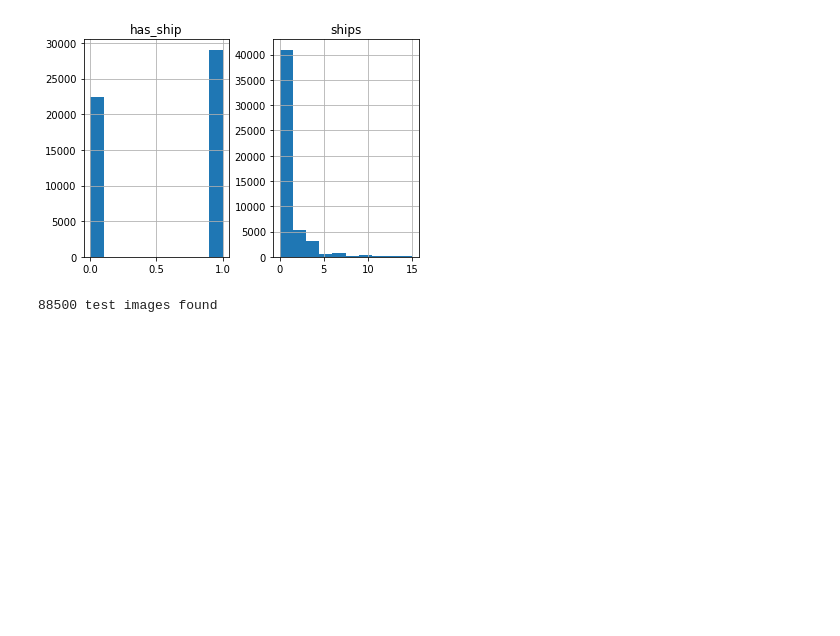
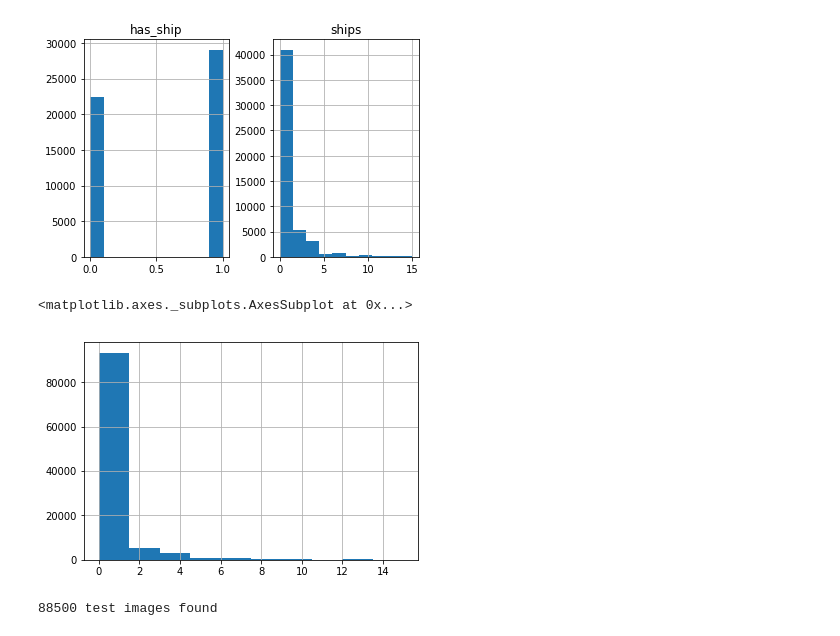
Before and after one commit to mozzhorin/ML-PR18, a Jupyter notebook: data_preprocessing.ipynb, the cells around one changed output. Cells and saved outputs as stored; diff of their text form; code cells hidden in the pictures; blank space fills up the shorter version.

```diff
--- a/data_preprocessing.ipynb
+++ b/data_preprocessing.ipynb
@@ -320,9 +320,11 @@ unique_img_ids.shape
 # %%
 unique_img_ids['file_size_kb'] = unique_img_ids['ImageId'].map(\
                             lambda c_img_id: os.stat(os.path.join(path_train, c_img_id)).st_size/1024)
+print(unique_img_ids.shape[0])
 unique_img_ids = unique_img_ids[unique_img_ids['file_size_kb']>40] # keep only >40kb files
+print(unique_img_ids.shape[0])
 ships = unique_img_ids[unique_img_ids['has_ship']==1]
-no_ships = unique_img_ids[unique_img_ids['has_ship']==0].sample(frac=0.3)  #take only frac of empty images
+no_ships = unique_img_ids[unique_img_ids['has_ship']==0].sample(frac=1)  #take only frac of empty images
 files = pd.concat([ships, no_ships], axis=0)
 
 masks.drop(['ships'], axis=1, inplace=True)
@@ -337,6 +346,11 @@ array([[<matplotlib.axes._subplots.AxesSubplot object at 0x...>,
         <matplotlib.axes._subplots.AxesSubplot object at 0x...>]],
       dtype=object)
 [figure]
+# %%
+files['ships'].hist()
+# %% [output]
+<matplotlib.axes._subplots.AxesSubplot at 0x...>
+[figure, added]
 # %%
 test_paths = os.listdir(path_test)
 print(len(test_paths), 'test images found')
```
Also changed, not shown: parts of 9 cells of this notebook, 56 other files.
